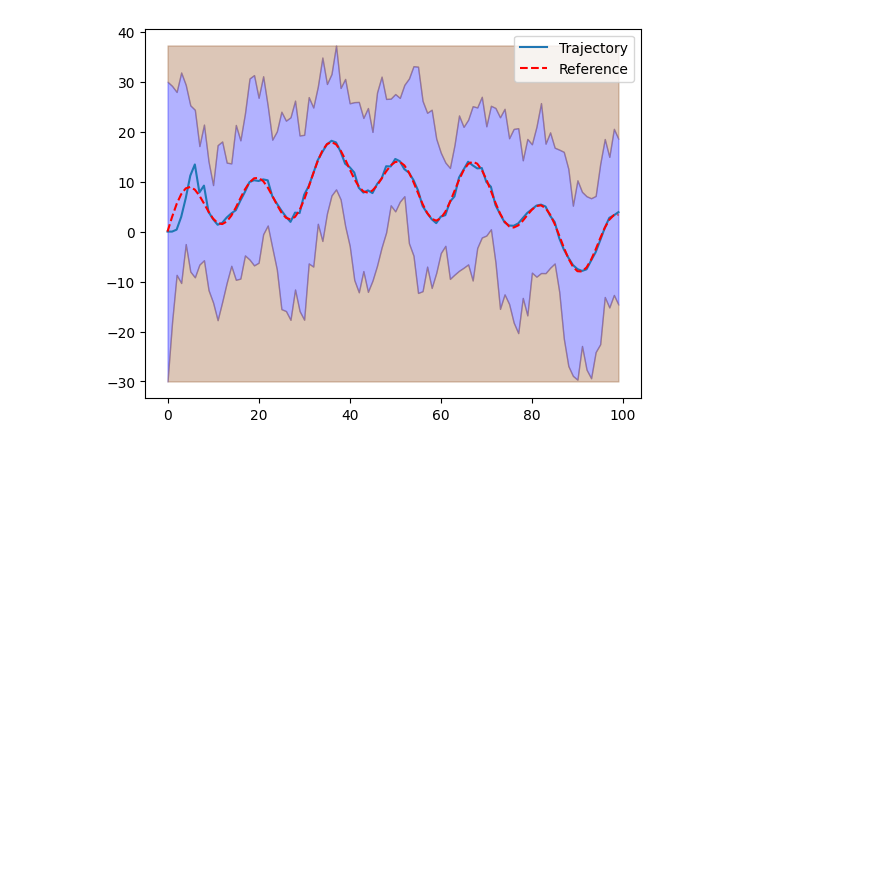
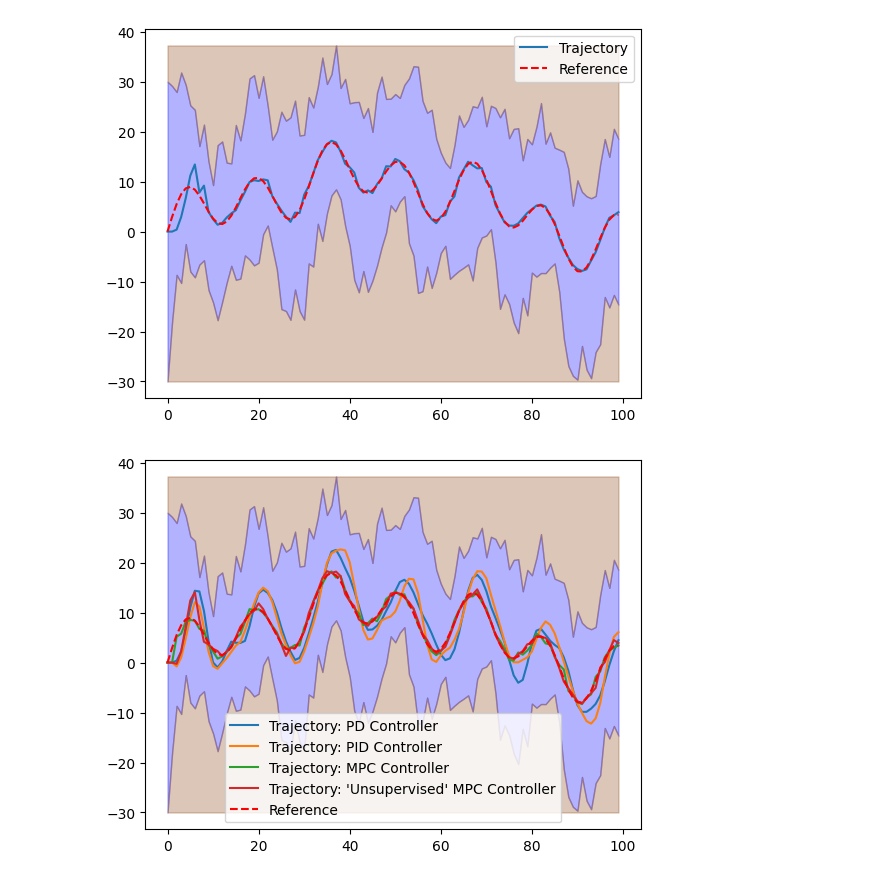
Before and after one commit to ZaheenA-Rahman/b1-coding-practical-mt24, a Jupyter notebook: notebooks/demo.ipynb, the cells around one changed output. Saved outputs shown, nothing was run; the diff lists cells and outputs as text; code cells hidden in the pictures; blank space fills up the shorter version.

Commit message:
Controllers comparision added.

```diff
--- a/notebooks/demo.ipynb
+++ b/notebooks/demo.ipynb
@@ -67,3 +67,11 @@ trajectory = closed_loop.simulate_with_random_disturbances(mission)
 trajectory.plot_completed_mission(mission)
 # %% [output]
 [figure]
+# %%
+trajectories = []
+names = ['PD Controller', 'PID Controller', 'MPC Controller', "'Unsupervised' MPC Controller"]
+for controller in [PDController(), PIDController(), MPCController(), UMPCController()]:
+    trajectories.append(ClosedLoop(sub, controller).simulate_with_random_disturbances(mission))
+plot_multiple_trajectories(trajectories, names, mission)
+# %% [output]
+[figure, added]
```
Also changed, not shown: 1 other file.
